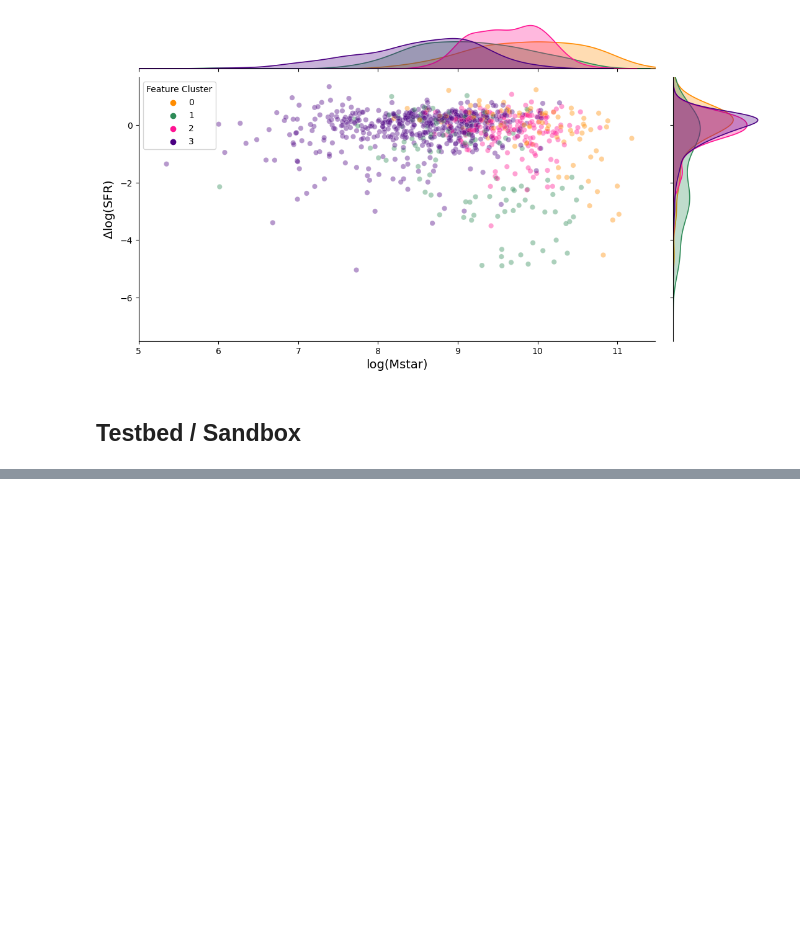
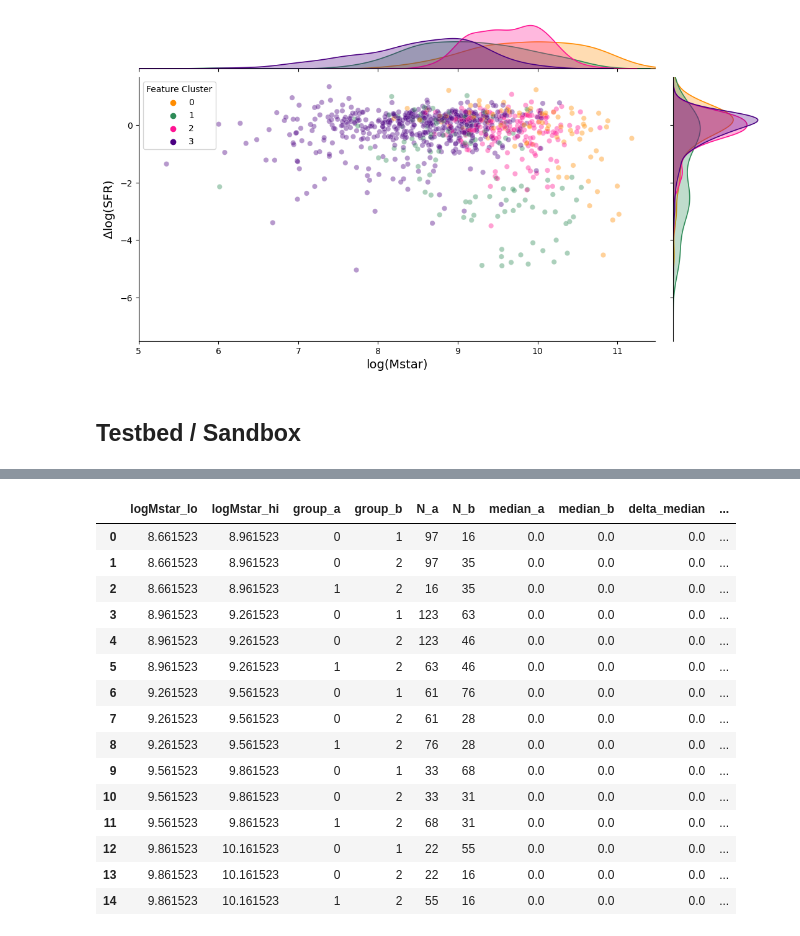
Before and after one commit to gammaspire/machine-learning, a Jupyter notebook: galaxy_feature_clustering/feature_clustering.ipynb, the cells around one changed output, grey strips where cells are left out. Drawn from its saved outputs; the diff is of its cells as text; code cells hidden in the pictures; blank space fills up the shorter version.

```diff
--- a/galaxy_feature_clustering/feature_clustering.ipynb
+++ b/galaxy_feature_clustering/feature_clustering.ipynb
@@ -446,0 +427,4 @@ k=10 ARI: mean = 0.5565  std = 0.1071
+# %%
+g_galfit = Table.read('data/vf_v2_galfit_r.fits').to_pandas()
+# %%
+g_galfit = g_galfit.loc[df.index].copy()
@@ -446,0 +441,9 @@ k=10 ARI: mean = 0.5565  std = 0.1071
+# %%
+df_merged = df.join(g_galfit[[
+    'CRE', 'CRE_ERR',
+    'CN', 'CN_ERR',
+    'CAR', 'CAR_ERR',
+    'CPA', 'CPA_ERR',
+    'CSKY', 'CSKY_ERR',
+    'CCHI2NU'
+]])
@@ -446,0 +504,47 @@ k=10 ARI: mean = 0.5565  std = 0.1071
+# %%
+res_chi2 = galfit_quality_comparison(
+    df_merged, feature_col='CCHI2NU', groups=(0,1,2)
+)
+
+res_nerr = galfit_quality_comparison(
+    df_merged,
+    feature_col='CN_ERR',
+    groups=(0,1,2)
+)
+
+res_reerr = galfit_quality_comparison(
+    df_merged,
+    feature_col='CRE_ERR',
+    groups=(0,1,2)
+)
+
+res_ar = galfit_quality_comparison(
+    df_merged,
+    feature_col='CAR',
+    groups=(0,1,2)
+)
+
+res_sky = galfit_quality_comparison(
+    df_merged,
+    feature_col='CSKY_ERR',
+    groups=(0,1,2)
+)
+# %%
+res_chi2
+# %% [output]
+|  | logMstar_lo | logMstar_hi | group_a | group_b | N_a | N_b | median_a | median_b | delta_median | ... |
+| 0 | 8.661523 | 8.961523 | 0 | 1 | 97 | 16 | 0.0 | 0.0 | 0.0 | ... |
+| 1 | 8.661523 | 8.961523 | 0 | 2 | 97 | 35 | 0.0 | 0.0 | 0.0 | ... |
+| 2 | 8.661523 | 8.961523 | 1 | 2 | 16 | 35 | 0.0 | 0.0 | 0.0 | ... |
+| 3 | 8.961523 | 9.261523 | 0 | 1 | 123 | 63 | 0.0 | 0.0 | 0.0 | ... |
+| 4 | 8.961523 | 9.261523 | 0 | 2 | 123 | 46 | 0.0 | 0.0 | 0.0 | ... |
+| 5 | 8.961523 | 9.261523 | 1 | 2 | 63 | 46 | 0.0 | 0.0 | 0.0 | ... |
+| 6 | 9.261523 | 9.561523 | 0 | 1 | 61 | 76 | 0.0 | 0.0 | 0.0 | ... |
+| 7 | 9.261523 | 9.561523 | 0 | 2 | 61 | 28 | 0.0 | 0.0 | 0.0 | ... |
+| 8 | 9.261523 | 9.561523 | 1 | 2 | 76 | 28 | 0.0 | 0.0 | 0.0 | ... |
+| 9 | 9.561523 | 9.861523 | 0 | 1 | 33 | 68 | 0.0 | 0.0 | 0.0 | ... |
+| 10 | 9.561523 | 9.861523 | 0 | 2 | 33 | 31 | 0.0 | 0.0 | 0.0 | ... |
+| 11 | 9.561523 | 9.861523 | 1 | 2 | 68 | 31 | 0.0 | 0.0 | 0.0 | ... |
+| 12 | 9.861523 | 10.161523 | 0 | 1 | 22 | 55 | 0.0 | 0.0 | 0.0 | ... |
+| 13 | 9.861523 | 10.161523 | 0 | 2 | 22 | 16 | 0.0 | 0.0 | 0.0 | ... |
+| 14 | 9.861523 | 10.161523 | 1 | 2 | 55 | 16 | 0.0 | 0.0 | 0.0 | ... |
```
Also changed, not shown: parts of 21 cells of this notebook, 5 other files.
